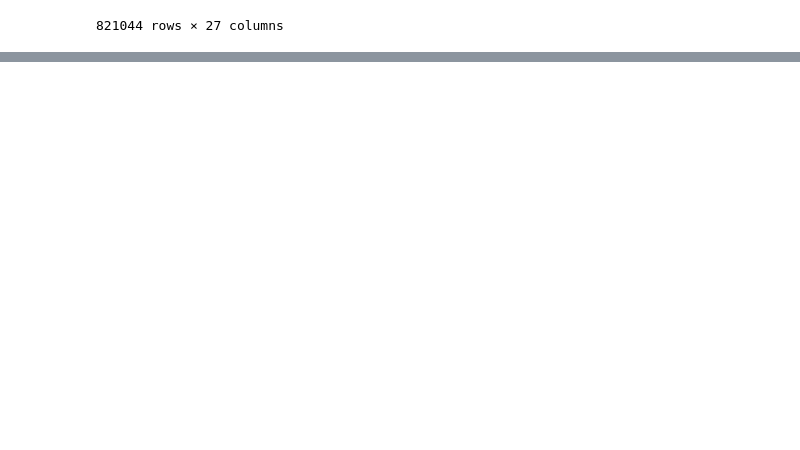
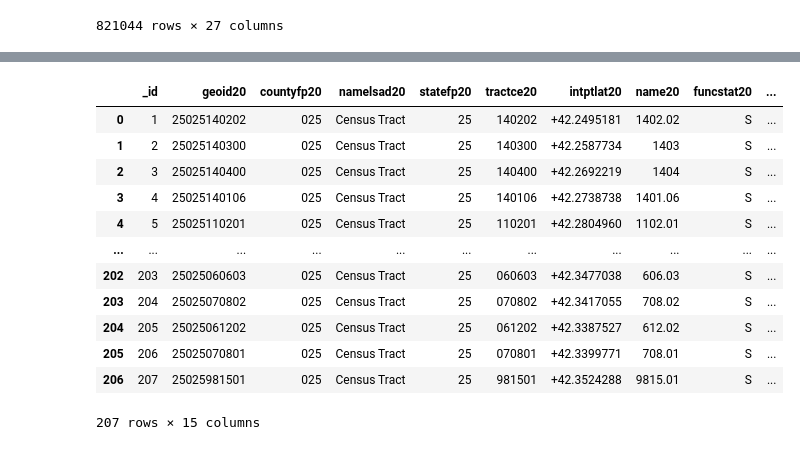
Before and after one commit to josephheadley3/food-inspection-prediction-model, a Jupyter notebook: data_collection_steps.ipynb, the cells around one changed output, grey strips where cells are left out. Drawn from its saved outputs; the diff is of its cells as text; code cells hidden in the pictures; blank space fills up the shorter version.

Commit message:
Started notebook for data cleaning step, added MA 2020 SVI csv, and edited README file.

```diff
--- a/data_collection_steps.ipynb
+++ b/data_collection_steps.ipynb
@@ -139,0 +123,3 @@ final_df
+# %%
+census_url = 'https://data.boston.gov/api/3/action/datastore_search?resource_id=c7c00291-79e1-4141-aedf-10fcb060e3ce&limit=1000'
+r2 = requests.get(census_url)
@@ -139,0 +146,18 @@ final_df
+# %%
+census_df = pd.DataFrame(r2.json()['result']['records'])
+# %%
+census_df
+# %% [output]
+|  | _id | geoid20 | countyfp20 | namelsad20 | statefp20 | tractce20 | intptlat20 | name20 | funcstat20 | ... |
+| 0 | 1 | 25025140202 | 025 | Census Tract | 25 | 140202 | +42.2495181 | 1402.02 | S | ... |
+| 1 | 2 | 25025140300 | 025 | Census Tract | 25 | 140300 | +42.2587734 | 1403 | S | ... |
+| 2 | 3 | 25025140400 | 025 | Census Tract | 25 | 140400 | +42.2692219 | 1404 | S | ... |
+| 3 | 4 | 25025140106 | 025 | Census Tract | 25 | 140106 | +42.2738738 | 1401.06 | S | ... |
+| 4 | 5 | 25025110201 | 025 | Census Tract | 25 | 110201 | +42.2804960 | 1102.01 | S | ... |
+| ... | ... | ... | ... | ... | ... | ... | ... | ... | ... | ... |
+| 202 | 203 | 25025060603 | 025 | Census Tract | 25 | 060603 | +42.3477038 | 606.03 | S | ... |
+| 203 | 204 | 25025070802 | 025 | Census Tract | 25 | 070802 | +42.3417055 | 708.02 | S | ... |
+| 204 | 205 | 25025061202 | 025 | Census Tract | 25 | 061202 | +42.3387527 | 612.02 | S | ... |
+| 205 | 206 | 25025070801 | 025 | Census Tract | 25 | 070801 | +42.3399771 | 708.01 | S | ... |
+| 206 | 207 | 25025981501 | 025 | Census Tract | 25 | 981501 | +42.3524288 | 9815.01 | S | ... |
+207 rows × 15 columns
```
Also changed, not shown: parts of 7 cells of this notebook, 3 other files.
